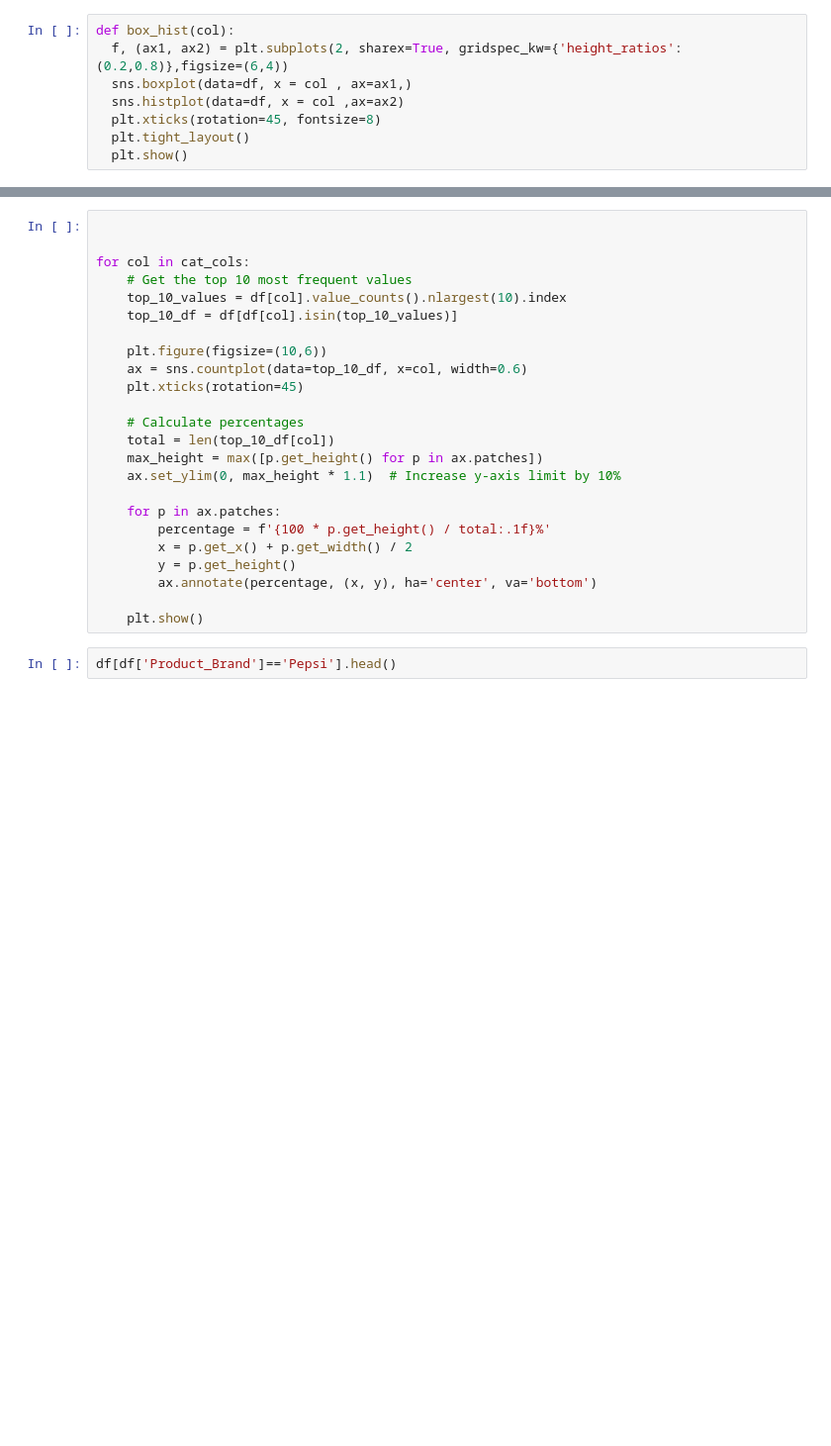
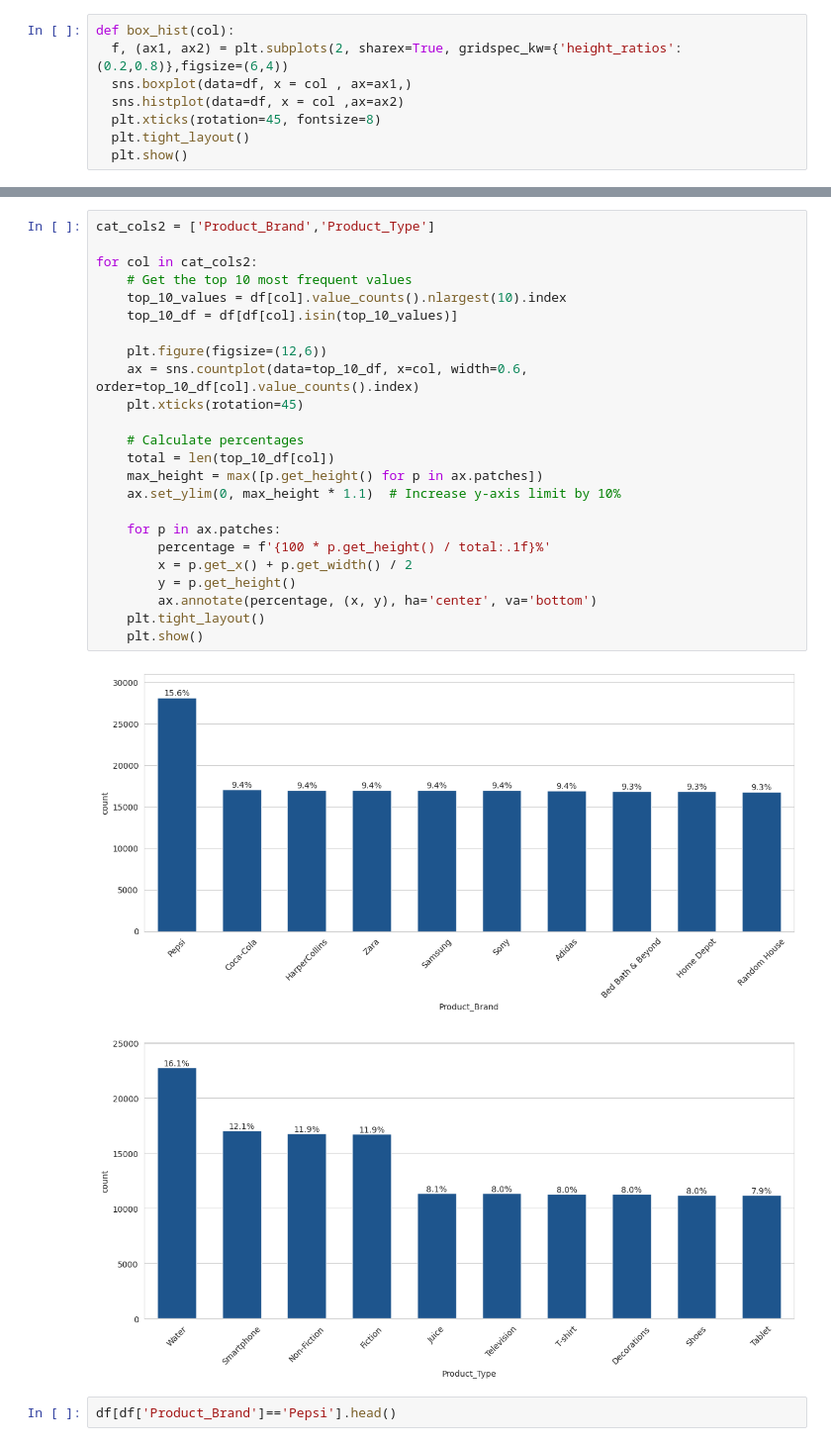
Before and after one commit to SergioDLezama/Retail-Analysis, a Jupyter notebook: main.ipynb, the cells around one changed output, grey strips where cells are left out. Shown at 99% size. Cells and saved outputs as stored; diff of their text form; blank space fills up the shorter version.

```diff
--- a/main.ipynb
+++ b/main.ipynb
@@ -338,27 +340,30 @@ for col in cat_cols:
 # %%
+cat_cols2 = ['Product_Brand','Product_Type']
 
-
-for col in cat_cols:
+for col in cat_cols2:
     # Get the top 10 most frequent values
     top_10_values = df[col].value_counts().nlargest(10).index
     top_10_df = df[df[col].isin(top_10_values)]
 
-    plt.figure(figsize=(10,6))
-    ax = sns.countplot(data=top_10_df, x=col, width=0.6)
+    plt.figure(figsize=(12,6))
+    ax = sns.countplot(data=top_10_df, x=col, width=0.6, order=top_10_df[col].value_counts().index)
     plt.xticks(rotation=45)
 
     # Calculate percentages
     total = len(top_10_df[col])
     max_height = max([p.get_height() for p in ax.patches])
     ax.set_ylim(0, max_height * 1.1)  # Increase y-axis limit by 10%
 
     for p in ax.patches:
         percentage = f'{100 * p.get_height() / total:.1f}%'
         x = p.get_x() + p.get_width() / 2
         y = p.get_height()
         ax.annotate(percentage, (x, y), ha='center', va='bottom')
-
+    plt.tight_layout()
     plt.show()
+# %% [output]
+[figure, added]
+[figure, added]
 # %%
 df[df['Product_Brand']=='Pepsi'].head()
 # %% [output]
```
Also changed, not shown: parts of 13 cells of this notebook.
